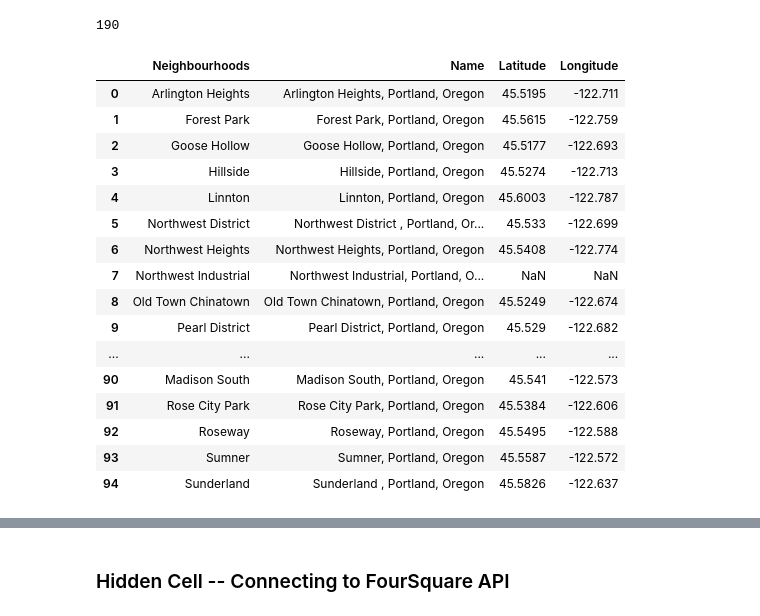
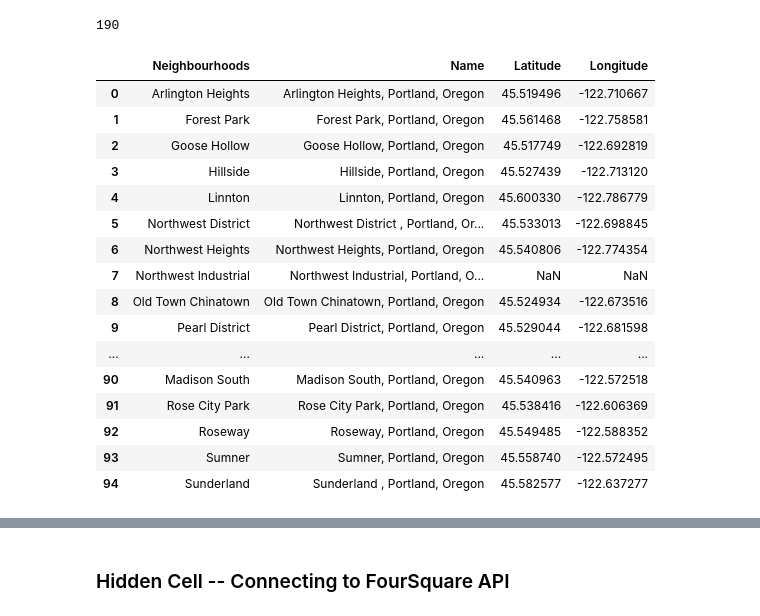
Before and after one commit to Daylen-Mackey/Data_Science_Capstone, a Jupyter notebook: Data Science Capstone.ipynb, the cells around one changed output, grey strips where cells are left out. Cells and saved outputs as stored; diff of their text form; code cells hidden in the pictures.

```diff
--- a/Data Science Capstone.ipynb
+++ b/Data Science Capstone.ipynb
@@ -153,0 +167,15 @@ mCopy.tail(15)
+# %%
+geolocator = Nominatim(user_agent="ny_explorer")
+
+mLat = []
+mLong = []
+
+for city in mCopy['Name']:
+    location = geolocator.geocode(city)
+    try:
+        mLat.append(location.latitude)
+        mLong.append(location.longitude)
+    except:
+        mLat.append(np.nan)
+        mLong.append(np.nan)
+    #pLong = pLong.append(location.latitude)
@@ -177,9 +208,9 @@ pNeigh.head(15)
 # %% [markdown]
 ### Portland Dataframe contains (includes...) many times -- need to remove
 # %%
-Pcopy = pNeigh
-Pcopy['Neighbourhoods'] = Pcopy['Neighbourhoods'].apply(lambda x: x.split('(')[0])
-Pcopy.head(20)
+pCopy = pNeigh
+pCopy['Neighbourhoods'] = pCopy['Neighbourhoods'].apply(lambda x: x.split('(')[0])
+pCopy.head(20)
 # %% [output]
 |  | Neighbourhoods |
 | 0 | Arlington Heights |
@@ -199,8 +230,8 @@ Pcopy.head(20)
 | 18 | Hayhurst |
 | 19 | Hillsdale |
 # %%
-Pcopy['Name'] = Pcopy['Neighbourhoods'] + ', Portland, Oregon'
-Pcopy.size
+pCopy['Name'] = pCopy['Neighbourhoods'] + ', Portland, Oregon'
+pCopy.size
 # %% [output]
 190
 # %%
@@ -209,34 +240,34 @@ geolocator = Nominatim(user_agent="ny_explorer")
 pLat = []
 pLong = []
 
-for city in Pcopy.Name:
+for city in pCopy.Name:
     location = geolocator.geocode(city)
     try:
             pLat.append(location.latitude)
             pLong.append(location.longitude)
     except:
-        pLat.append('NaN')
-        pLong.append('NaN')
+        pLat.append(np.nan)
+        pLong.append(np.nan)
     #pLong = pLong.append(location.latitude)
 # %%
-Pcopy['Latitude'] = pLat
-Pcopy['Longitude'] = pLong
-Pcopy
+pCopy['Latitude'] = pLat
+pCopy['Longitude'] = pLong
+pCopy
 # %% [output]
 |  | Neighbourhoods | Name | Latitude | Longitude |
-| 0 | Arlington Heights | Arlington Heights, Portland, Oregon | 45.5195 | -122.711 |
-| 1 | Forest Park | Forest Park, Portland, Oregon | 45.5615 | -122.759 |
-| 2 | Goose Hollow | Goose Hollow, Portland, Oregon | 45.5177 | -122.693 |
-| 3 | Hillside | Hillside, Portland, Oregon | 45.5274 | -122.713 |
-| 4 | Linnton | Linnton, Portland, Oregon | 45.6003 | -122.787 |
-| 5 | Northwest District | Northwest District , Portland, Or... | 45.533 | -122.699 |
-| 6 | Northwest Heights | Northwest Heights, Portland, Oregon | 45.5408 | -122.774 |
+| 0 | Arlington Heights | Arlington Heights, Portland, Oregon | 45.519496 | -122.710667 |
+| 1 | Forest Park | Forest Park, Portland, Oregon | 45.561468 | -122.758581 |
+| 2 | Goose Hollow | Goose Hollow, Portland, Oregon | 45.517749 | -122.692819 |
+| 3 | Hillside | Hillside, Portland, Oregon | 45.527439 | -122.713120 |
+| 4 | Linnton | Linnton, Portland, Oregon | 45.600330 | -122.786779 |
+| 5 | Northwest District | Northwest District , Portland, Or... | 45.533013 | -122.698845 |
+| 6 | Northwest Heights | Northwest Heights, Portland, Oregon | 45.540806 | -122.774354 |
 | 7 | Northwest Industrial | Northwest Industrial, Portland, O... | NaN | NaN |
-| 8 | Old Town Chinatown | Old Town Chinatown, Portland, Oregon | 45.5249 | -122.674 |
-| 9 | Pearl District | Pearl District, Portland, Oregon | 45.529 | -122.682 |
+| 8 | Old Town Chinatown | Old Town Chinatown, Portland, Oregon | 45.524934 | -122.673516 |
+| 9 | Pearl District | Pearl District, Portland, Oregon | 45.529044 | -122.681598 |
 | ... | ... | ... | ... | ... |
-| 90 | Madison South | Madison South, Portland, Oregon | 45.541 | -122.573 |
-| 91 | Rose City Park | Rose City Park, Portland, Oregon | 45.5384 | -122.606 |
-| 92 | Roseway | Roseway, Portland, Oregon | 45.5495 | -122.588 |
-| 93 | Sumner | Sumner, Portland, Oregon | 45.5587 | -122.572 |
-| 94 | Sunderland | Sunderland , Portland, Oregon | 45.5826 | -122.637 |
+| 90 | Madison South | Madison South, Portland, Oregon | 45.540963 | -122.572518 |
+| 91 | Rose City Park | Rose City Park, Portland, Oregon | 45.538416 | -122.606369 |
+| 92 | Roseway | Roseway, Portland, Oregon | 45.549485 | -122.588352 |
+| 93 | Sumner | Sumner, Portland, Oregon | 45.558740 | -122.572495 |
+| 94 | Sunderland | Sunderland , Portland, Oregon | 45.582577 | -122.637277 |
```
Also changed, not shown: parts of 15 cells of this notebook.
